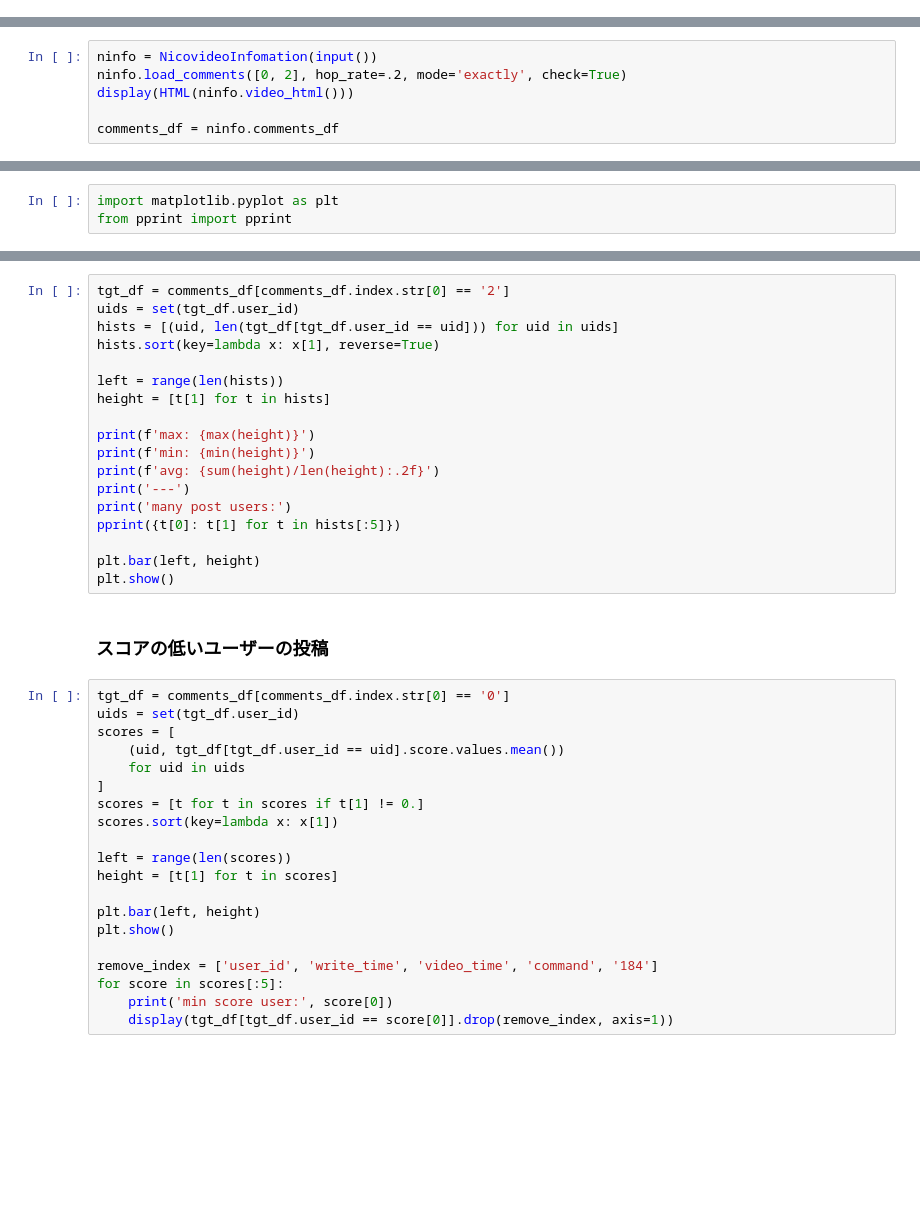
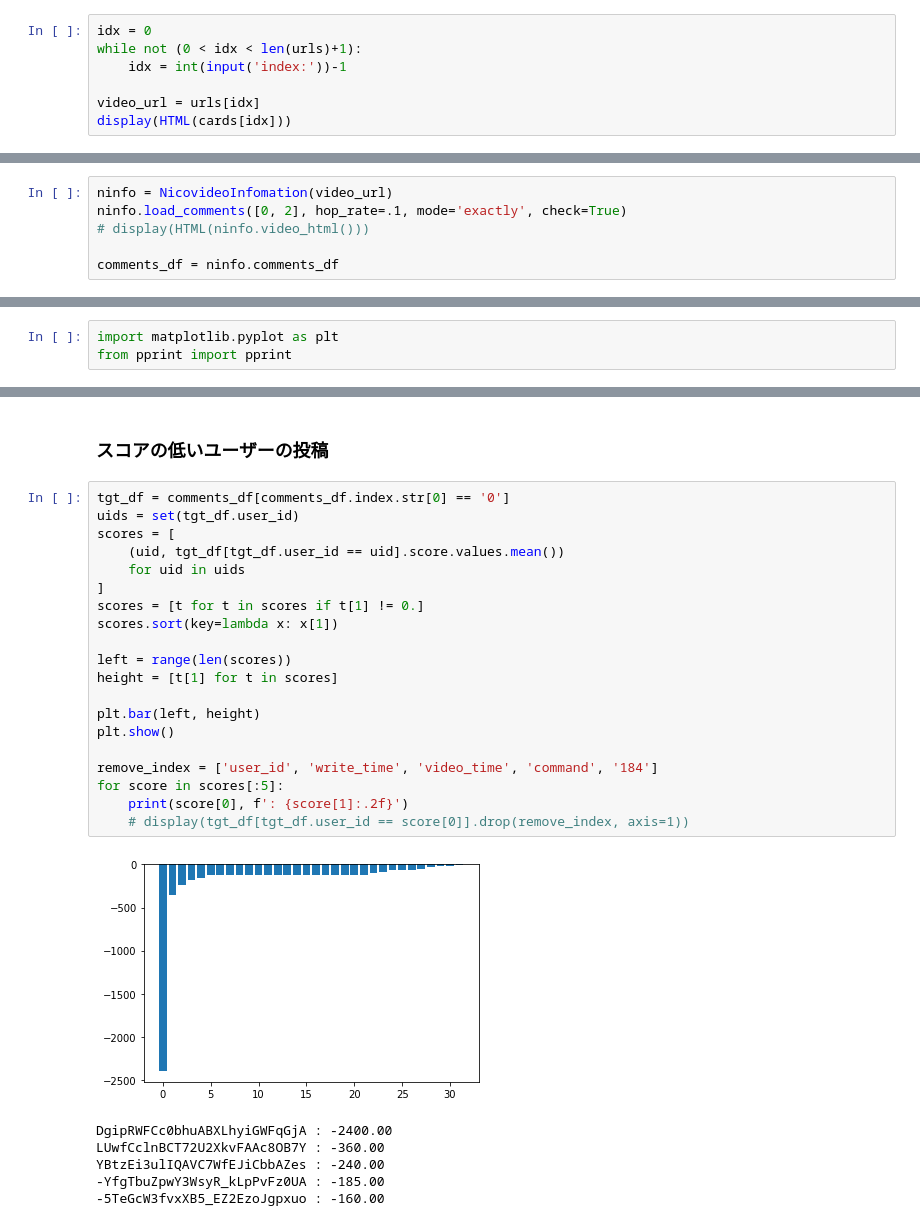
Before and after one commit to ogosk/NicoVideoCommentAnalysis, a Jupyter notebook: test.ipynb, the cells around one changed output, grey strips where cells are left out. Saved outputs shown, nothing was run; the diff lists cells and outputs as text; blank space fills up the shorter version.

```diff
--- a/test.ipynb
+++ b/test.ipynb
@@ -9 +60,8 @@ from utils import analyze_comments
+# %%
+idx = 0
+while not (0 < idx < len(urls)+1):
+    idx = int(input('index:'))-1
+
+video_url = urls[idx]
+display(HTML(cards[idx]))
 # %% [markdown]
@@ -33,6 +93,6 @@ Returns
 # %%
-ninfo = NicovideoInfomation(input())
-ninfo.load_comments([0, 2], hop_rate=.2, mode='exactly', check=True)
-display(HTML(ninfo.video_html()))
+ninfo = NicovideoInfomation(video_url)
+ninfo.load_comments([0, 2], hop_rate=.1, mode='exactly', check=True)
+# display(HTML(ninfo.video_html()))
 
 comments_df = ninfo.comments_df
@@ -93,40 +233,29 @@ plt.show()
-# %%
-tgt_df = comments_df[comments_df.index.str[0] == '2']
-uids = set(tgt_df.user_id)
-hists = [(uid, len(tgt_df[tgt_df.user_id == uid])) for uid in uids]
-hists.sort(key=lambda x: x[1], reverse=True)
-
-left = range(len(hists))
-height = [t[1] for t in hists]
-
-print(f'max: {max(height)}')
-print(f'min: {min(height)}')
-print(f'avg: {sum(height)/len(height):.2f}')
-print('---')
-print('many post users:')
-pprint({t[0]: t[1] for t in hists[:5]})
-
-plt.bar(left, height)
-plt.show()
 # %% [markdown]
 ### スコアの低いユーザーの投稿
 # %%
 tgt_df = comments_df[comments_df.index.str[0] == '0']
 uids = set(tgt_df.user_id)
 scores = [
     (uid, tgt_df[tgt_df.user_id == uid].score.values.mean())
     for uid in uids
 ]
 scores = [t for t in scores if t[1] != 0.]
 scores.sort(key=lambda x: x[1])
 
 left = range(len(scores))
 height = [t[1] for t in scores]
 
 plt.bar(left, height)
 plt.show()
 
 remove_index = ['user_id', 'write_time', 'video_time', 'command', '184']
 for score in scores[:5]:
-    print('min score user:', score[0])
-    display(tgt_df[tgt_df.user_id == score[0]].drop(remove_index, axis=1))
+    print(score[0], f': {score[1]:.2f}')
+    # display(tgt_df[tgt_df.user_id == score[0]].drop(remove_index, axis=1))
+# %% [output]
+[figure, added]
+DgipRWFCc0bhuABXLhyiGWFqGjA : -2400.00
+LUwfCclnBCT72U2XkvFAAc8OB7Y : -360.00
+YBtzEi3ulIQAVC7WfEJiCbbAZes : -240.00
+-YfgTbuZpwY3WsyR_kLpPvFz0UA : -185.00
+-5TeGcW3fvxXB5_EZ2EzoJgpxuo : -160.00
```
Also changed, not shown: parts of 14 cells of this notebook, 1 other file.
